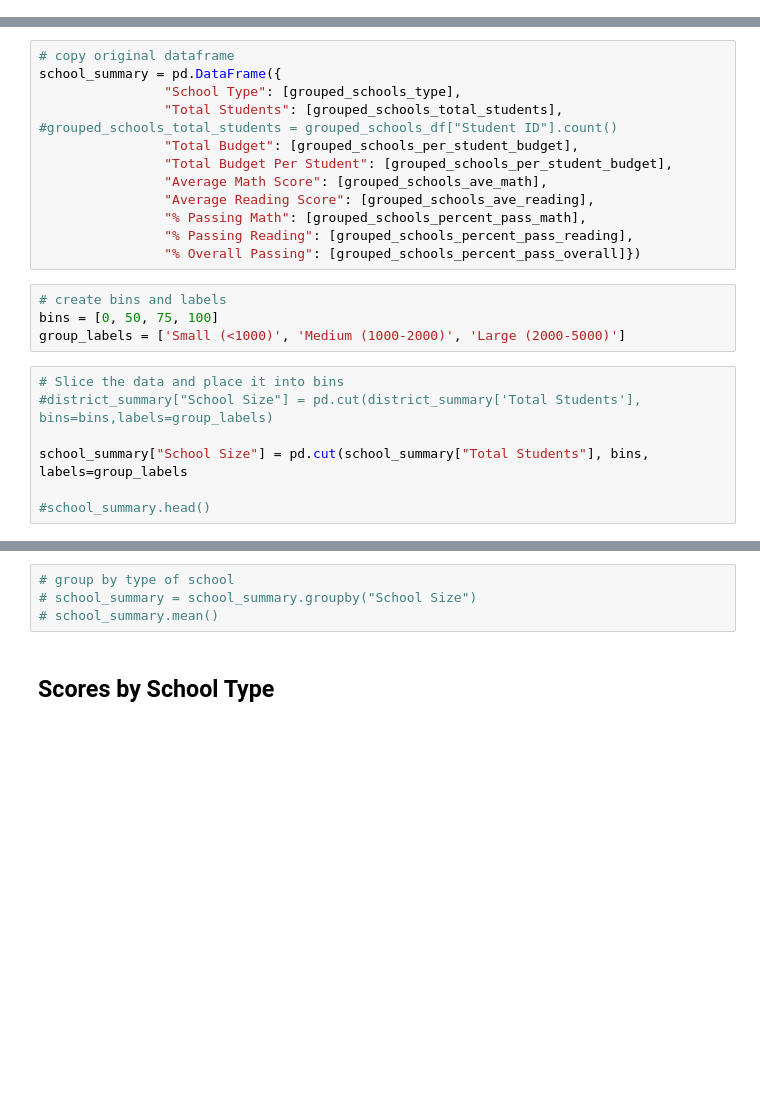
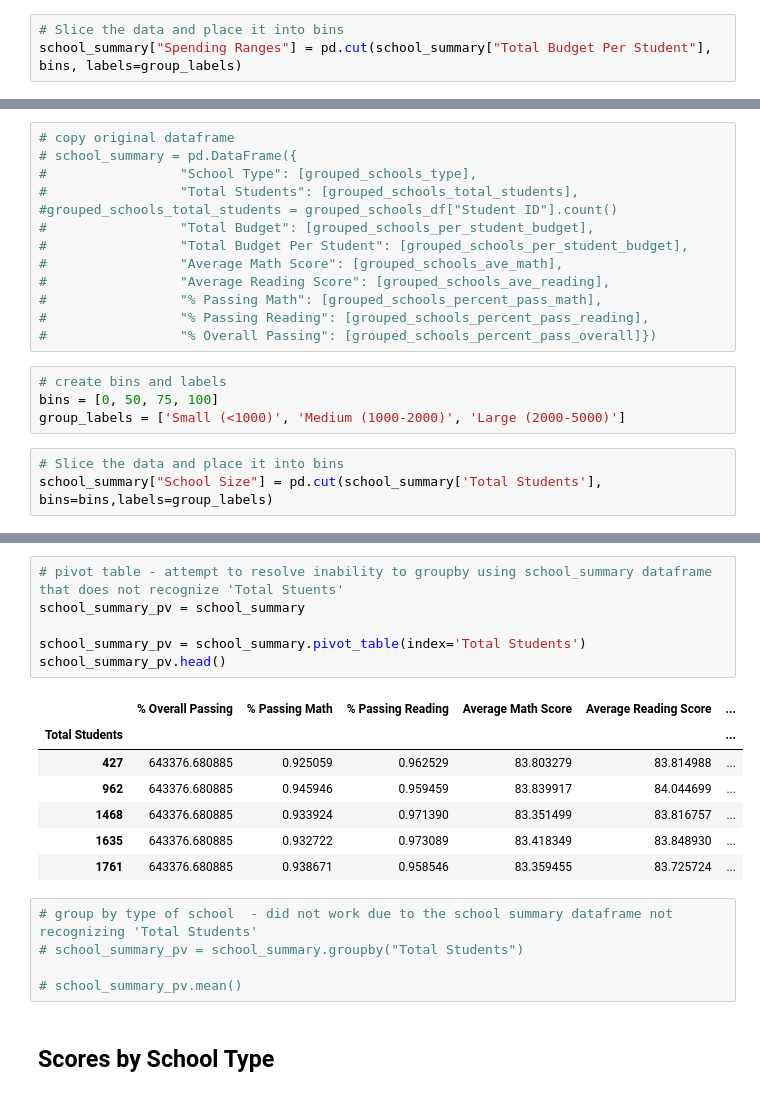
Before and after one commit to tarapolli/Pandas-challenge, a Jupyter notebook: PyCitySchools/PyCitySchools_starter.ipynb, the cells around one changed output, grey strips where cells are left out. Saved outputs shown, nothing was run; the diff lists cells and outputs as text; blank space fills up the shorter version.

```diff
--- a/PyCitySchools/PyCitySchools_starter.ipynb
+++ b/PyCitySchools/PyCitySchools_starter.ipynb
@@ -573,2 +531,5 @@ school_spending_summary.mean()
+# %%
+# Slice the data and place it into bins
+school_summary["Spending Ranges"] = pd.cut(school_summary["Total Budget Per Student"], bins, labels=group_labels)
 # %%
 # remove unecessary columms by identifying the ones keep
@@ -610,24 +578,20 @@ school_spending_summary.mean()
 # school_summary2
 # %%
 # copy original dataframe
-school_summary = pd.DataFrame({
-                "School Type": [grouped_schools_type],
-                "Total Students": [grouped_schools_total_students], #grouped_schools_total_students = grouped_schools_df["Student ID"].count()
-                "Total Budget": [grouped_schools_per_student_budget],
-                "Total Budget Per Student": [grouped_schools_per_student_budget],
-                "Average Math Score": [grouped_schools_ave_math],
-                "Average Reading Score": [grouped_schools_ave_reading],
-                "% Passing Math": [grouped_schools_percent_pass_math],
-                "% Passing Reading": [grouped_schools_percent_pass_reading],
-                "% Overall Passing": [grouped_schools_percent_pass_overall]})
+# school_summary = pd.DataFrame({
+#                 "School Type": [grouped_schools_type],
+#                 "Total Students": [grouped_schools_total_students], #grouped_schools_total_students = grouped_schools_df["Student ID"].count()
+#                 "Total Budget": [grouped_schools_per_student_budget],
+#                 "Total Budget Per Student": [grouped_schools_per_student_budget],
+#                 "Average Math Score": [grouped_schools_ave_math],
+#                 "Average Reading Score": [grouped_schools_ave_reading],
+#                 "% Passing Math": [grouped_schools_percent_pass_math],
+#                 "% Passing Reading": [grouped_schools_percent_pass_reading],
+#                 "% Overall Passing": [grouped_schools_percent_pass_overall]})
 # %%
 # create bins and labels
 bins = [0, 50, 75, 100]
 group_labels = ['Small (<1000)', 'Medium (1000-2000)', 'Large (2000-5000)']
 # %%
 # Slice the data and place it into bins
-#district_summary["School Size"] = pd.cut(district_summary['Total Students'], bins=bins,labels=group_labels)
-
-school_summary["School Size"] = pd.cut(school_summary["Total Students"], bins, labels=group_labels
-
-#school_summary.head()
+school_summary["School Size"] = pd.cut(school_summary['Total Students'], bins=bins,labels=group_labels)
@@ -636,7 +598,22 @@ SyntaxError: unexpected EOF while parsing (<ipython-input-370-9fa6cd16786b>, lin
+# %%
+# pivot table - attempt to resolve inability to groupby using school_summary dataframe that does not recognize 'Total Stuents'
+school_summary_pv = school_summary
+
+school_summary_pv = school_summary.pivot_table(index='Total Students')
+school_summary_pv.head()
+# %% [output]
+|  | % Overall Passing | % Passing Math | % Passing Reading | Average Math Score | Average Reading Score | ... |
+| Total Students |  |  |  |  |  | ... |
+| 427 | 643376.680885 | 0.925059 | 0.962529 | 83.803279 | 83.814988 | ... |
+| 962 | 643376.680885 | 0.945946 | 0.959459 | 83.839917 | 84.044699 | ... |
+| 1468 | 643376.680885 | 0.933924 | 0.971390 | 83.351499 | 83.816757 | ... |
+| 1635 | 643376.680885 | 0.932722 | 0.973089 | 83.418349 | 83.848930 | ... |
+| 1761 | 643376.680885 | 0.938671 | 0.958546 | 83.359455 | 83.725724 | ... |
 # %%
-# group by type of school
-# school_summary = school_summary.groupby("School Size")
-# school_summary.mean()
+# group by type of school  - did not work due to the school summary dataframe not recognizing 'Total Students'
+# school_summary_pv = school_summary.groupby("Total Students")
+
+# school_summary_pv.mean()
 # %% [markdown]
 ## Scores by School Type
 # %% [markdown]
```
Also changed, not shown: parts of 9 cells of this notebook, 3 other files.
